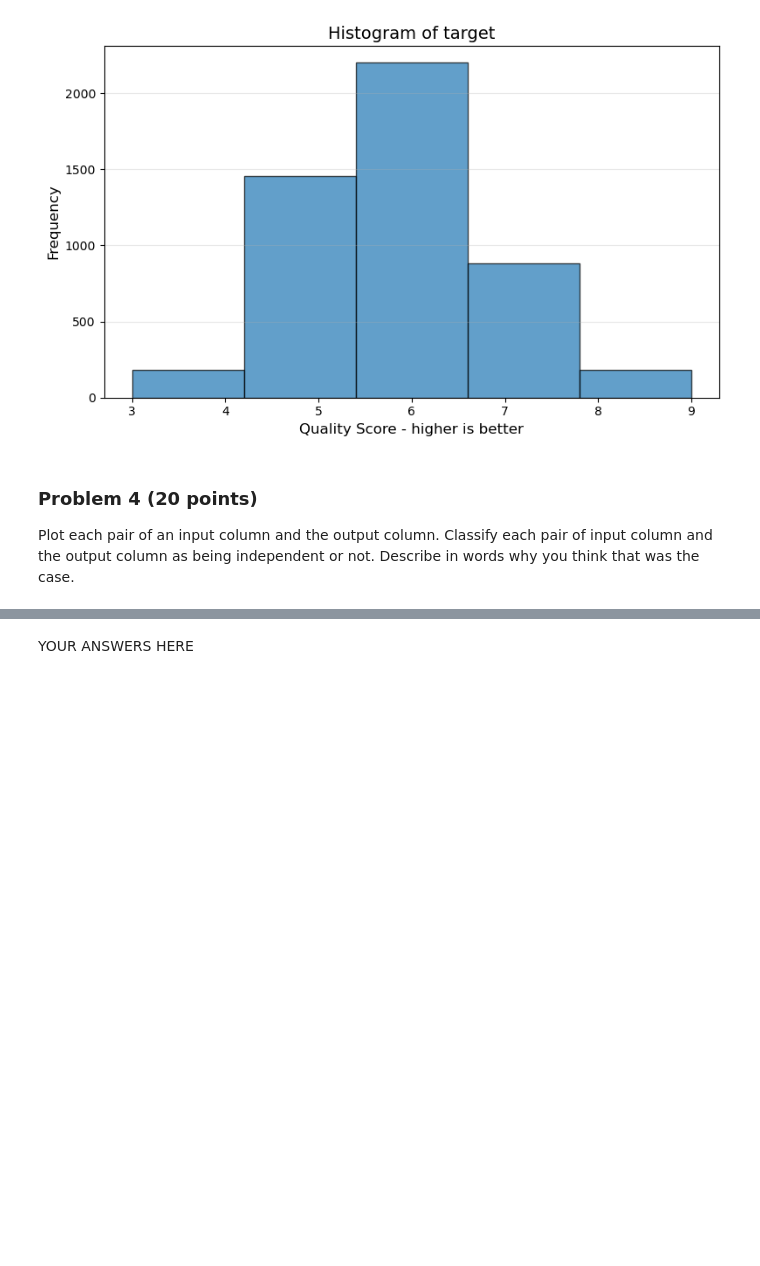
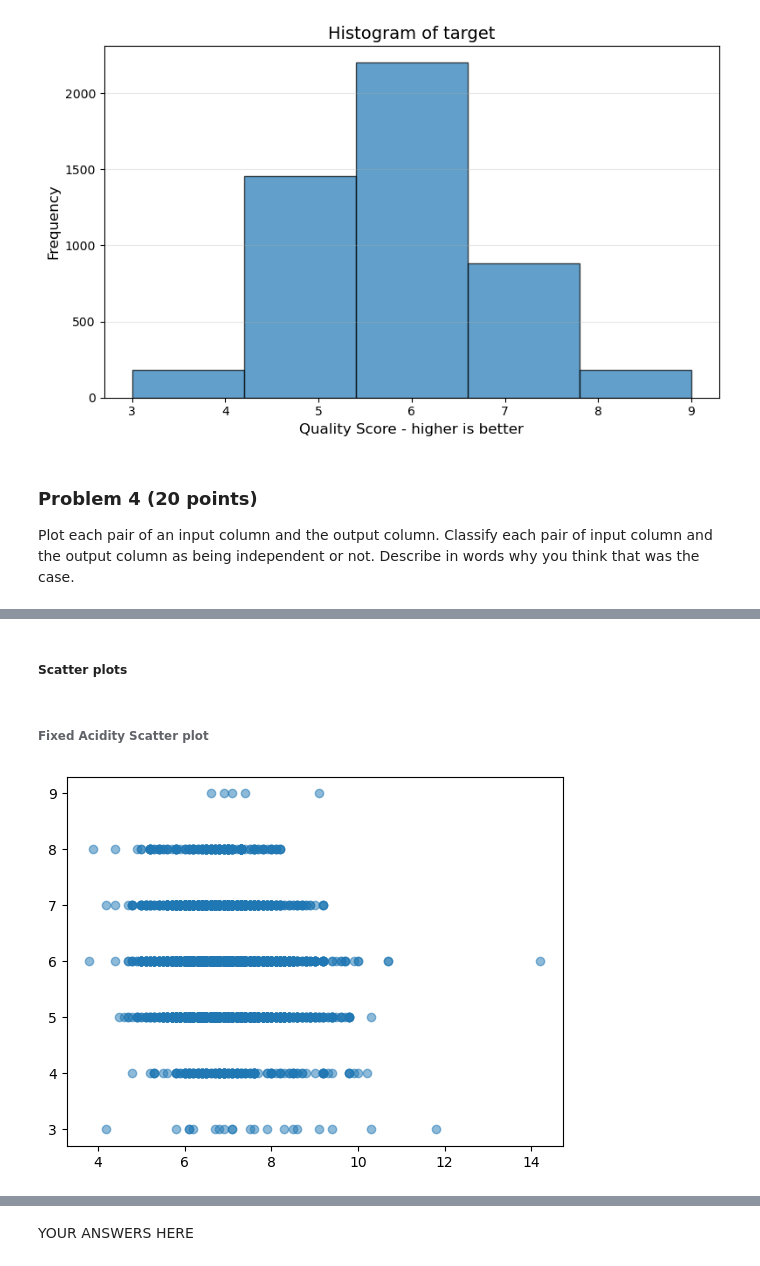
Before and after one commit to tzucker02/dx601-final-project, a Jupyter notebook: project.ipynb, the cells around one changed output, grey strips where cells are left out. Cells and saved outputs as stored; diff of their text form; code cells hidden in the pictures; blank space fills up the shorter version.

```diff
--- a/project.ipynb
+++ b/project.ipynb
@@ -439,0 +509,22 @@ Describe in words why you think that was the case.
+# %%
+df_FA = df['fixed acidity']
+df_VA = df['volatile acidity']
+df_CA = df['citric acid']
+df_RS = df['residual sugar']
+df_FS = df['free sulfur dioxide']
+df_CL = df['chlorides']
+df_TS = df['total sulfur dioxide']
+df_DE = df['density']
+df_pH = df['pH']
+df_SU = df['sulphates']
+df_AL = df['alcohol']
+
+df_target = df['target']
+# %% [markdown]
+##### Scatter plots
+# %% [markdown]
+###### Fixed Acidity Scatter plot
+# %%
+fixed_acidity_scatter = plt.scatter(df_FA, df_target, alpha=0.5)
+# %% [output]
+[figure, added]
```
Also changed, not shown: parts of 64 cells of this notebook.
